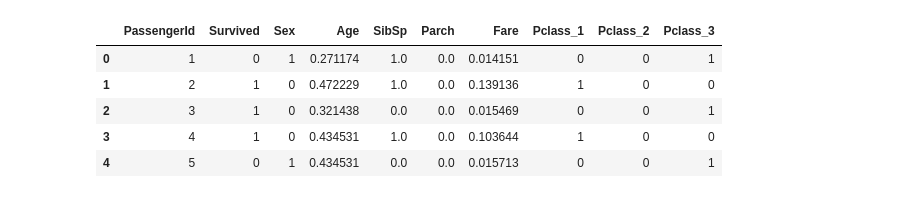
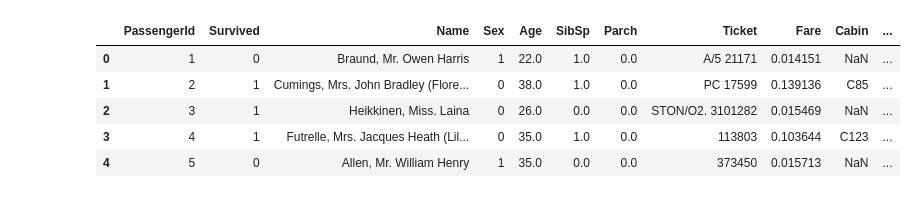
Before and after one commit to autumn192837465/Tensorflow2.0_Examples, a Jupyter notebook: Titanic_Kaggle_competition/Titantic.ipynb, the cells around one changed output. Cells and saved outputs as stored; diff of their text form; code cells hidden in the pictures.

```diff
--- a/Titanic_Kaggle_competition/Titantic.ipynb
+++ b/Titanic_Kaggle_competition/Titantic.ipynb
@@ -60,7 +43,7 @@ def DummyData(data, columns):
         data = data.drop(c,axis = 1)
     return data
 
-columns = ['Pclass']
+columns = ['Pclass','Embarked']
 trainData = DummyData(trainData,columns)
 testData = DummyData(testData,columns)
 
@@ -91,0 +75,7 @@ trainData.head()
+# %%
+# Has Cabin
+trainData['HasCabin'] = trainData['Cabin'].apply(lambda x:0 if type(x) == float else 1)
+testData['HasCabin'] = testData['Cabin'].apply(lambda x:0 if type(x) == float else 1)
+
+trainData.head()
+testData.head()
@@ -91,0 +89,10 @@ trainData.head()
+# %%
+# Change age
+def ConvertAge(age):
+    if age <=12 :
+        return 0
+    elif age<=18:
+        return 1
+    else : return 2
+trainData['AgeRange'] = trainData['Age'].apply(ConvertAge)
+trainData.head()
@@ -91,0 +106,14 @@ trainData.head()
+# %%
+e = np.arange(2)
+plt.figure(figsize=(20,10))
+j = 1
+for i in [6,12,18,24,30,60]:
+    plt.subplot(1,7,j)
+    j+=1
+    a = (((trainData['Age']<=i)) & (trainData['Survived'] == 0)).sum()
+    b = (((trainData['Age']<=i)) & (trainData['Survived'] == 1)).sum()
+    c = (((trainData['Age']> i)) & (trainData['Survived'] == 0)).sum()
+    d = (((trainData['Age']> i)) & (trainData['Survived'] == 1)).sum()
+    plt.title(i)
+    plt.bar(e,(a,c),0.2)
+    plt.bar(e+0.5,(b,d),0.2)
@@ -92,20 +122,20 @@ trainData.head()
 # %%
 def NormalizeData(data,columns):
     scaler = MinMaxScaler()
     for c in columns:
         data[c] = scaler.fit_transform(data[c].values.reshape(-1,1))
     return data
 
 
-columns = ['Age','Fare']
+columns = ['Fare']
 trainData = NormalizeData(trainData,columns)
 testData = NormalizeData(testData,columns)
 
 trainData.head()
 # %% [output]
-|  | PassengerId | Survived | Sex | Age | SibSp | Parch | Fare | Pclass_1 | Pclass_2 | Pclass_3 |
-| 0 | 1 | 0 | 1 | 0.271174 | 1.0 | 0.0 | 0.014151 | 0 | 0 | 1 |
-| 1 | 2 | 1 | 0 | 0.472229 | 1.0 | 0.0 | 0.139136 | 1 | 0 | 0 |
-| 2 | 3 | 1 | 0 | 0.321438 | 0.0 | 0.0 | 0.015469 | 0 | 0 | 1 |
-| 3 | 4 | 1 | 0 | 0.434531 | 1.0 | 0.0 | 0.103644 | 1 | 0 | 0 |
-| 4 | 5 | 0 | 1 | 0.434531 | 0.0 | 0.0 | 0.015713 | 0 | 0 | 1 |
+|  | PassengerId | Survived | Name | Sex | Age | SibSp | Parch | Ticket | Fare | Cabin | ... |
+| 0 | 1 | 0 | Braund, Mr. Owen Harris | 1 | 22.0 | 1.0 | 0.0 | A/5 21171 | 0.014151 | NaN | ... |
+| 1 | 2 | 1 | Cumings, Mrs. John Bradley (Flore... | 0 | 38.0 | 1.0 | 0.0 | PC 17599 | 0.139136 | C85 | ... |
+| 2 | 3 | 1 | Heikkinen, Miss. Laina | 0 | 26.0 | 0.0 | 0.0 | STON/O2. 3101282 | 0.015469 | NaN | ... |
+| 3 | 4 | 1 | Futrelle, Mrs. Jacques Heath (Lil... | 0 | 35.0 | 1.0 | 0.0 | 113803 | 0.103644 | C123 | ... |
+| 4 | 5 | 0 | Allen, Mr. William Henry | 1 | 35.0 | 0.0 | 0.0 | 373450 | 0.015713 | NaN | ... |
```
Also changed, not shown: parts of 16 cells of this notebook.
